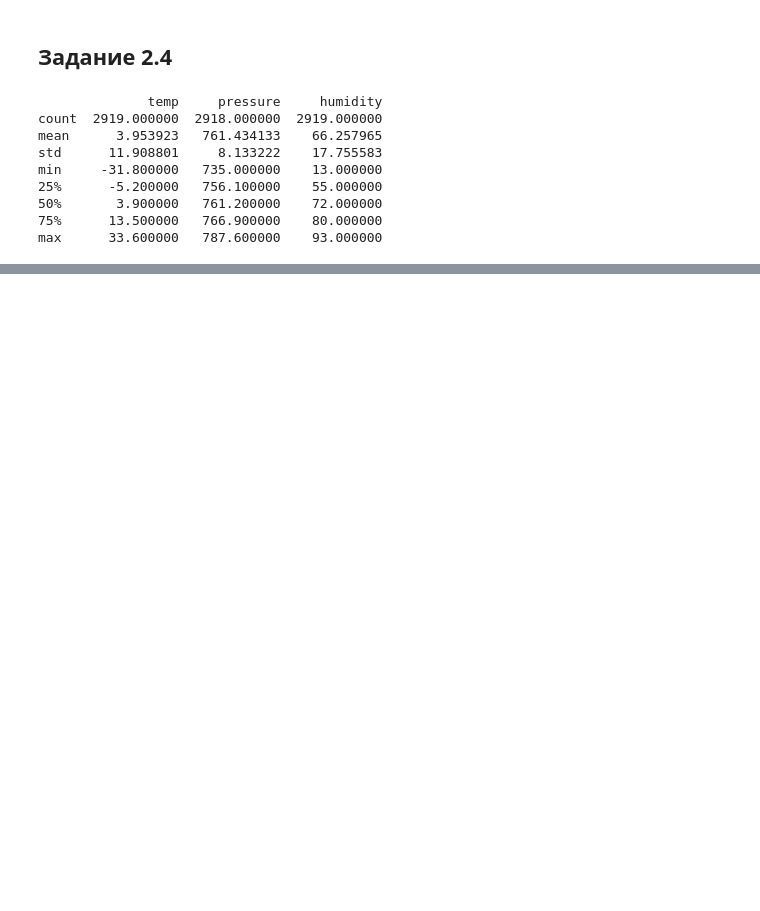
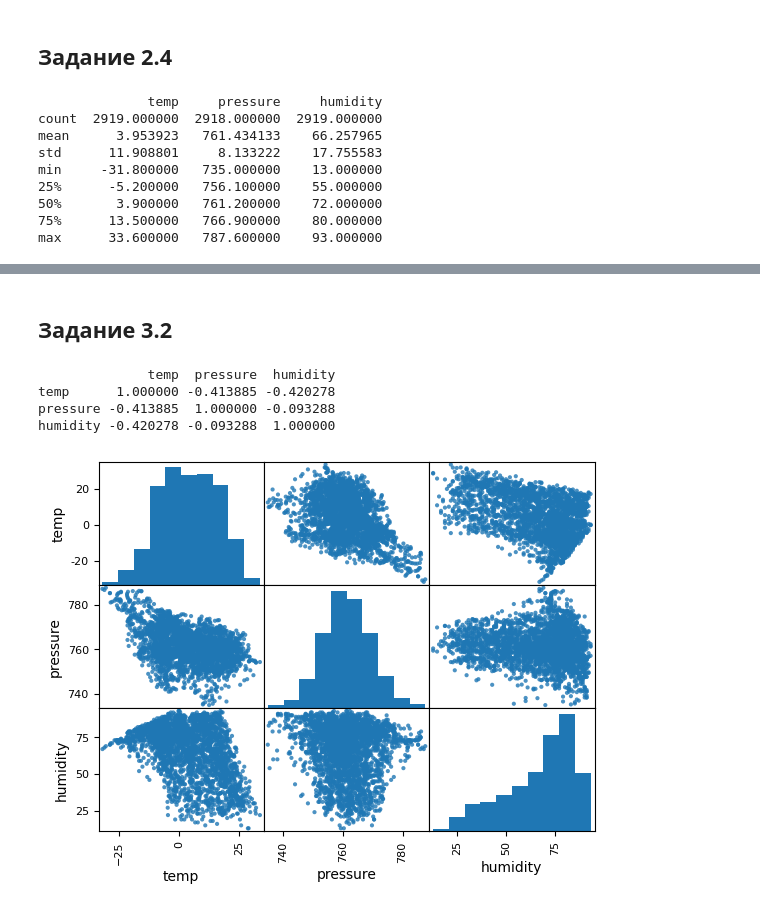
Before and after one commit to k7f44/mike, a Jupyter notebook: 4.2.ipynb, the cells around one changed output, grey strips where cells are left out. Drawn from its saved outputs; the diff is of its cells as text; code cells hidden in the pictures; blank space fills up the shorter version.

```diff
--- a/4.2.ipynb
+++ b/4.2.ipynb
@@ -76,7 +76,7 @@ df['date'] = pd.to_datetime(df['date'], format='%d.%m.%Y %H:%M')
 df['month'] = pd.DatetimeIndex(df['date']).month
 
 months = {1:'Январь', 2:'Февраль', 3:'Март', 4:'Апрель', 5:'Май', 6:'Июнь', 7:'Июль', 8:'Август', 9:'Сентябрь', 10:'Октябрь', 11:'Ноябрь', 12:'Декабрь'}
-
+df['month'] = df['month'].apply(lambda i: months[i])
 
 disp = {}
 otkl= {}
@@ -113,0 +140,21 @@ max      33.600000   787.600000    93.000000
+# %% [markdown]
+## Задание 3.2
+# %%
+import matplotlib.pyplot as plt
+import pandas as pd
+import numpy as np
+df = pd.read_csv('ekb_weather.csv')
+df['date'] = pd.to_datetime(df['date'], format='%d.%m.%Y %H:%M')
+df['month'] = pd.DatetimeIndex(df['date']).month
+months = {1:'Январь', 2:'Февраль', 3:'Март', 4:'Апрель', 5:'Май', 6:'Июнь', 7:'Июль', 8:'Август', 9:'Сентябрь', 10:'Октябрь', 11:'Ноябрь', 12:'Декабрь'}
+df['month'] = df['month'].apply(lambda i: months[i])
+
+pd.plotting.scatter_matrix(df, alpha = 0.8)
+print(df.corr())
+plt.show()
+# %% [output]
+              temp  pressure  humidity
+temp      1.000000 -0.413885 -0.420278
+pressure -0.413885  1.000000 -0.093288
+humidity -0.420278 -0.093288  1.000000
+[figure, added]
```
Also changed, not shown: parts of 11 cells of this notebook.
